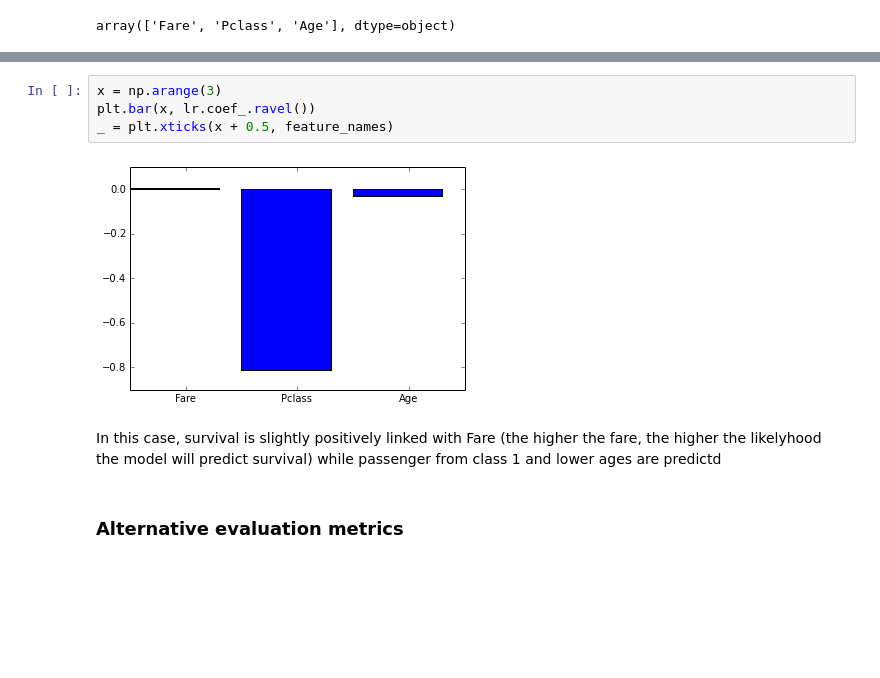
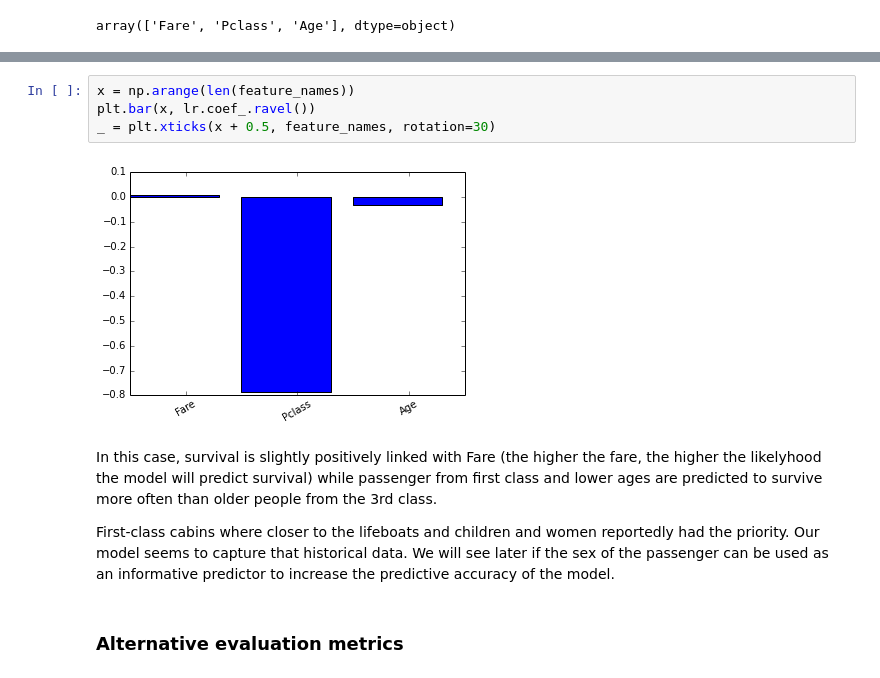
Before and after one commit to ogrisel/parallel_ml_tutorial, a Jupyter notebook: solutions/01 - An Introduction to Predictive Modeling in Python.ipynb, the cells around one changed output, grey strips where cells are left out. Cells and saved outputs as stored; diff of their text form; blank space fills up the shorter version.

```diff
--- a/solutions/01 - An Introduction to Predictive Modeling in Python.ipynb
+++ b/solutions/01 - An Introduction to Predictive Modeling in Python.ipynb
@@ -251,11 +251,13 @@ array([[ 0.0043996 , -0.80916725, -0.03348064]])
 # %%
-x = np.arange(3)
+x = np.arange(len(feature_names))
 plt.bar(x, lr.coef_.ravel())
-_ = plt.xticks(x + 0.5, feature_names)
+_ = plt.xticks(x + 0.5, feature_names, rotation=30)
 # %% [output]
-[figure, old version]
+[figure, new version]
 # %% [markdown]
-In this case, survival is slightly positively linked with Fare (the higher the fare, the higher the likelyhood the model will predict survival) while passenger from class 1 and lower ages are predictd
+In this case, survival is slightly positively linked with Fare (the higher the fare, the higher the likelyhood the model will predict survival) while passenger from first class and lower ages are predicted to survive more often than older people from the 3rd class.
+
+First-class cabins where closer to the lifeboats and children and women reportedly had the priority. Our model seems to capture that historical data. We will see later if the sex of the passenger can be used as an informative predictor to increase the predictive accuracy of the model.
 # %% [markdown]
 ### Alternative evaluation metrics
 # %% [markdown]
```
Also changed, not shown: parts of 43 cells of this notebook.
